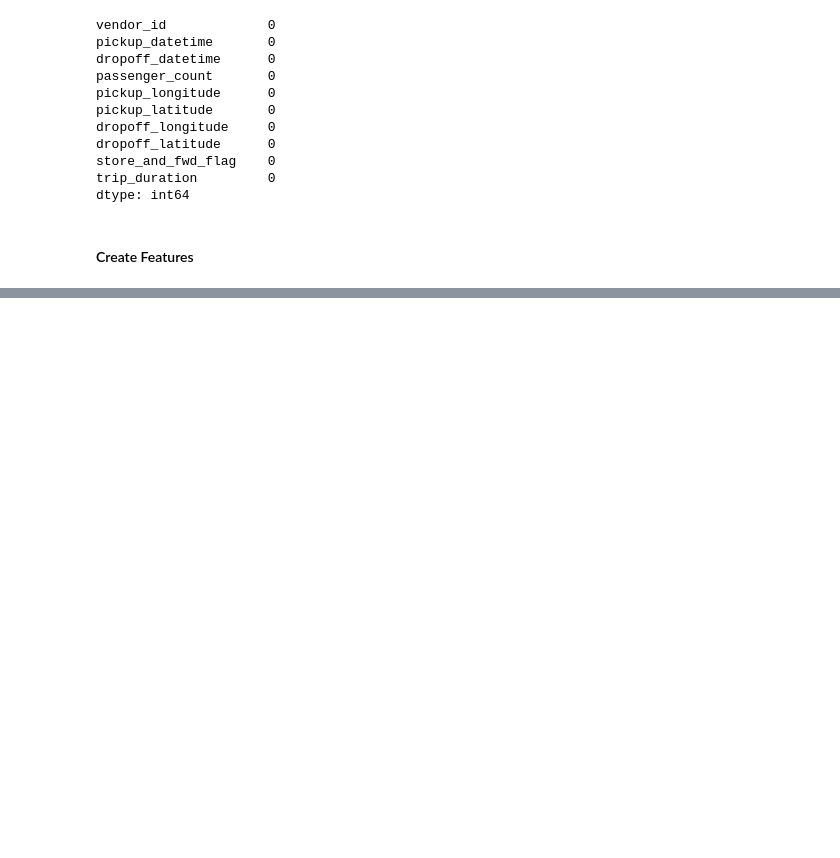
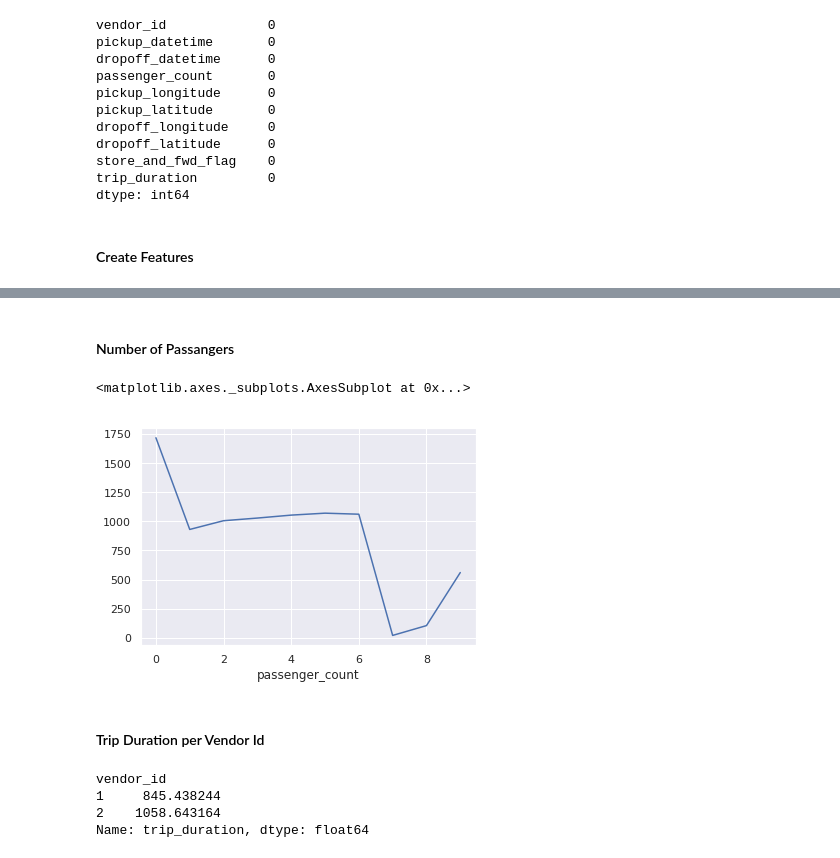
Before and after one commit to falkets/udacity_capstone_project, a Jupyter notebook: report.ipynb, the cells around one changed output, grey strips where cells are left out. Saved outputs shown, nothing was run; the diff lists cells and outputs as text; code cells hidden in the pictures; blank space fills up the shorter version.

```diff
--- a/report.ipynb
+++ b/report.ipynb
@@ -126,3 +151,21 @@ plt.show()
+# %% [markdown]
+#### Number of Passangers
+# %%
+avg_trip_duration_per_passenger_count = df_train.groupby(['passenger_count'])['trip_duration'].mean()
+avg_trip_duration_per_passenger_count.plot()
+# %% [output]
+<matplotlib.axes._subplots.AxesSubplot at 0x...>
+[figure, added]
+# %% [markdown]
+#### Trip Duration per Vendor Id
+# %%
+avg_trip_duration_per_vendor_id = df_train.groupby(['vendor_id'])['trip_duration'].mean()
+avg_trip_duration_per_vendor_id
+# %% [output]
+vendor_id
+1     845.438244
+2    1058.643164
+Name: trip_duration, dtype: float64
 # %%
 from pandas.api.types import CategoricalDtype
 cats = [ 'Monday', 'Tuesday', 'Wednesday', 'Thursday', 'Friday', 'Saturday', 'Sunday']
```
Also changed, not shown: parts of 11 cells of this notebook.
